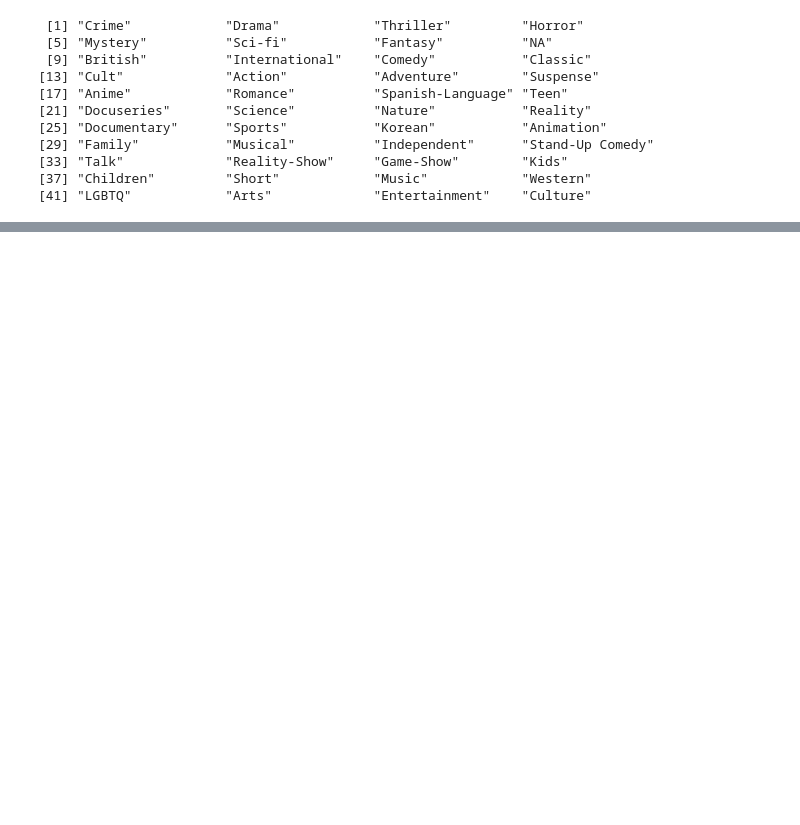
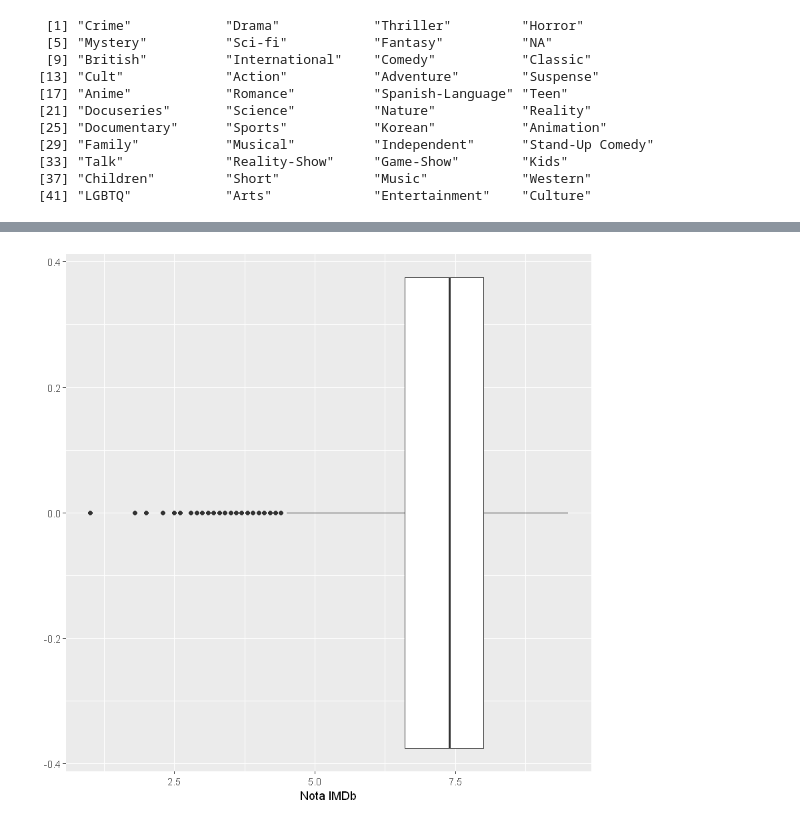
Before and after one commit to igorcj/AEDV, a Jupyter notebook: TV-Shows_Michels.ipynb, the cells around one changed output, grey strips where cells are left out. Drawn from its saved outputs; the diff is of its cells as text; code cells hidden in the pictures; blank space fills up the shorter version.

```diff
--- a/TV-Shows_Michels.ipynb
+++ b/TV-Shows_Michels.ipynb
@@ -114,0 +167,6 @@ gens
+# %%
+cshows %>%
+ggplot(aes(x = IMDb)) +
+geom_boxplot() +
+labs(x = "Nota IMDb")
+# %% [output]
@@ -114,0 +175 @@ gens
+[figure, added]
```
Also changed, not shown: parts of 32 cells of this notebook, 1 other file.
